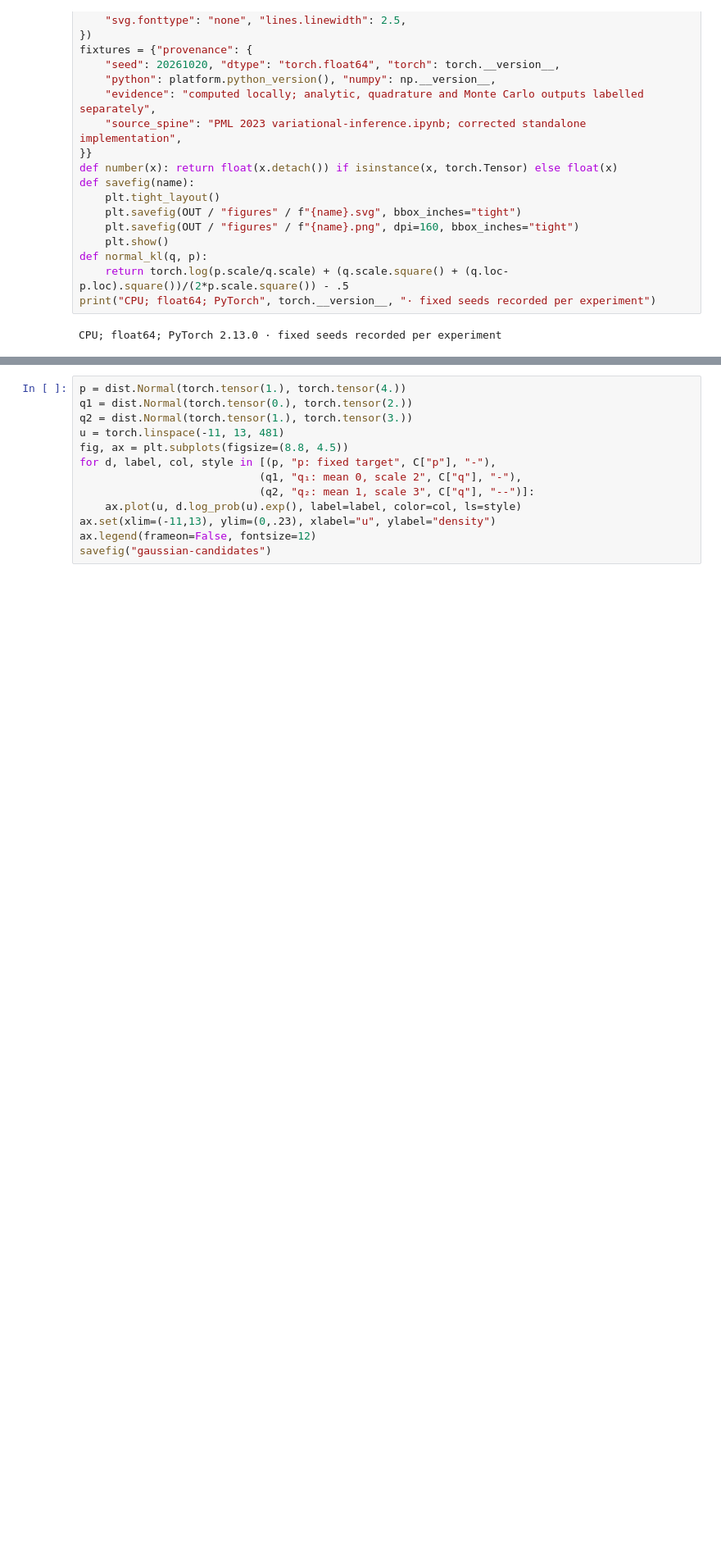
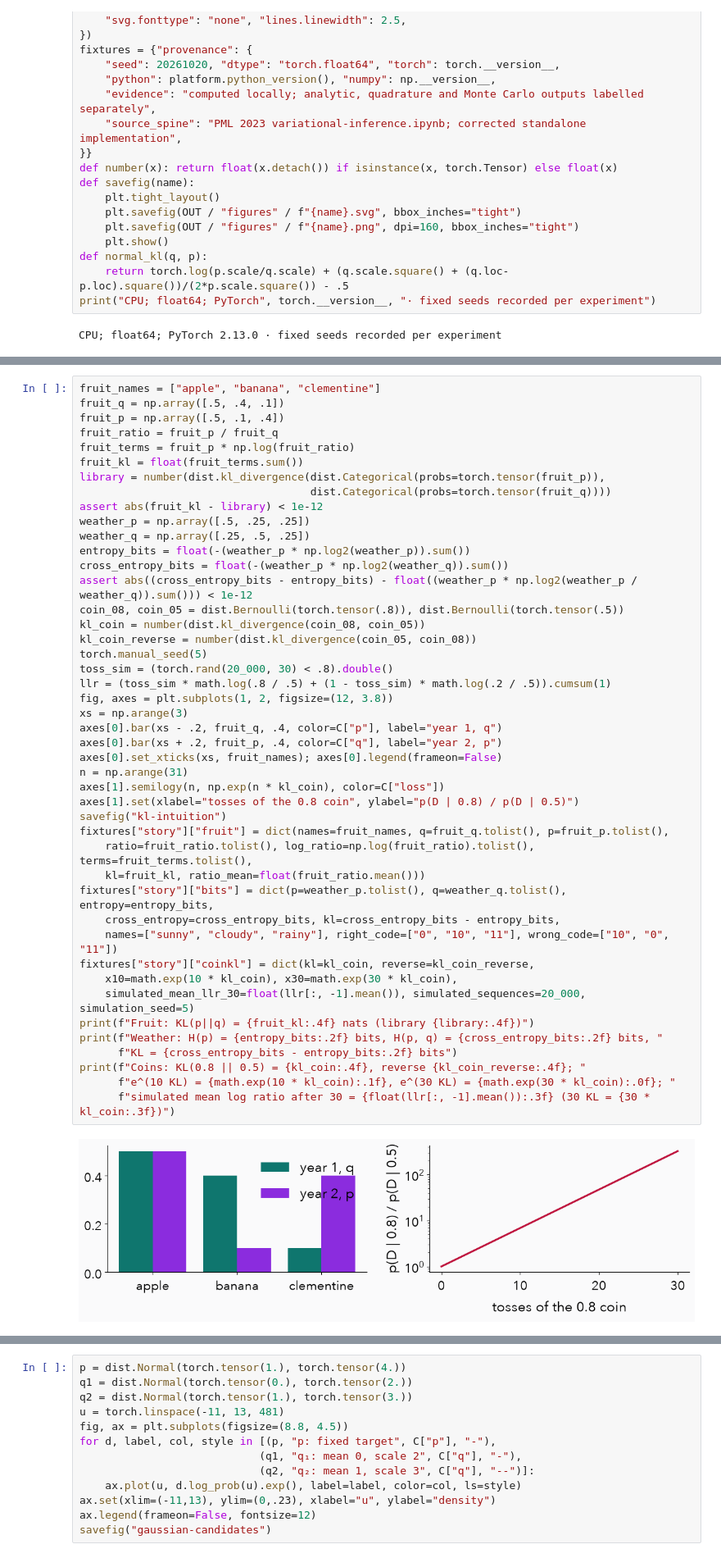
Before and after one commit to nipunbatra/generative, a Jupyter notebook: lectures/lecture1/lecture1-variational-inference.ipynb, the cells around one changed output, grey strips where cells are left out. Shown at 82% size. Saved outputs shown, nothing was run; the diff lists cells and outputs as text; blank space fills up the shorter version.

```diff
--- a/lectures/lecture1/lecture1-variational-inference.ipynb
+++ b/lectures/lecture1/lecture1-variational-inference.ipynb
@@ -54,0 +177,47 @@ CPU; float64; PyTorch 2.13.0 · fixed seeds recorded per experiment
+# %%
+fruit_names = ["apple", "banana", "clementine"]
+fruit_q = np.array([.5, .4, .1])
+fruit_p = np.array([.5, .1, .4])
+fruit_ratio = fruit_p / fruit_q
+fruit_terms = fruit_p * np.log(fruit_ratio)
+fruit_kl = float(fruit_terms.sum())
+library = number(dist.kl_divergence(dist.Categorical(probs=torch.tensor(fruit_p)),
+                                    dist.Categorical(probs=torch.tensor(fruit_q))))
+assert abs(fruit_kl - library) < 1e-12
+weather_p = np.array([.5, .25, .25])
+weather_q = np.array([.25, .5, .25])
+entropy_bits = float(-(weather_p * np.log2(weather_p)).sum())
+cross_entropy_bits = float(-(weather_p * np.log2(weather_q)).sum())
+assert abs((cross_entropy_bits - entropy_bits) - float((weather_p * np.log2(weather_p / weather_q)).sum())) < 1e-12
+coin_08, coin_05 = dist.Bernoulli(torch.tensor(.8)), dist.Bernoulli(torch.tensor(.5))
+kl_coin = number(dist.kl_divergence(coin_08, coin_05))
+kl_coin_reverse = number(dist.kl_divergence(coin_05, coin_08))
+torch.manual_seed(5)
+toss_sim = (torch.rand(20_000, 30) < .8).double()
+llr = (toss_sim * math.log(.8 / .5) + (1 - toss_sim) * math.log(.2 / .5)).cumsum(1)
+fig, axes = plt.subplots(1, 2, figsize=(12, 3.8))
+xs = np.arange(3)
+axes[0].bar(xs - .2, fruit_q, .4, color=C["p"], label="year 1, q")
+axes[0].bar(xs + .2, fruit_p, .4, color=C["q"], label="year 2, p")
+axes[0].set_xticks(xs, fruit_names); axes[0].legend(frameon=False)
+n = np.arange(31)
+axes[1].semilogy(n, np.exp(n * kl_coin), color=C["loss"])
+axes[1].set(xlabel="tosses of the 0.8 coin", ylabel="p(D | 0.8) / p(D | 0.5)")
+savefig("kl-intuition")
+fixtures["story"]["fruit"] = dict(names=fruit_names, q=fruit_q.tolist(), p=fruit_p.tolist(),
+    ratio=fruit_ratio.tolist(), log_ratio=np.log(fruit_ratio).tolist(), terms=fruit_terms.tolist(),
+    kl=fruit_kl, ratio_mean=float(fruit_ratio.mean()))
+fixtures["story"]["bits"] = dict(p=weather_p.tolist(), q=weather_q.tolist(), entropy=entropy_bits,
+    cross_entropy=cross_entropy_bits, kl=cross_entropy_bits - entropy_bits,
+    names=["sunny", "cloudy", "rainy"], right_code=["0", "10", "11"], wrong_code=["10", "0", "11"])
+fixtures["story"]["coinkl"] = dict(kl=kl_coin, reverse=kl_coin_reverse,
+    x10=math.exp(10 * kl_coin), x30=math.exp(30 * kl_coin),
+    simulated_mean_llr_30=float(llr[:, -1].mean()), simulated_sequences=20_000, simulation_seed=5)
+print(f"Fruit: KL(p||q) = {fruit_kl:.4f} nats (library {library:.4f})")
+print(f"Weather: H(p) = {entropy_bits:.2f} bits, H(p, q) = {cross_entropy_bits:.2f} bits, "
+      f"KL = {cross_entropy_bits - entropy_bits:.2f} bits")
+print(f"Coins: KL(0.8 || 0.5) = {kl_coin:.4f}, reverse {kl_coin_reverse:.4f}; "
+      f"e^(10 KL) = {math.exp(10 * kl_coin):.1f}, e^(30 KL) = {math.exp(30 * kl_coin):.0f}; "
+      f"simulated mean log ratio after 30 = {float(llr[:, -1].mean()):.3f} (30 KL = {30 * kl_coin:.3f})")
+# %% [output]
+[figure, added]
```
Also changed, not shown: parts of 24 cells of this notebook, 39 other files.
